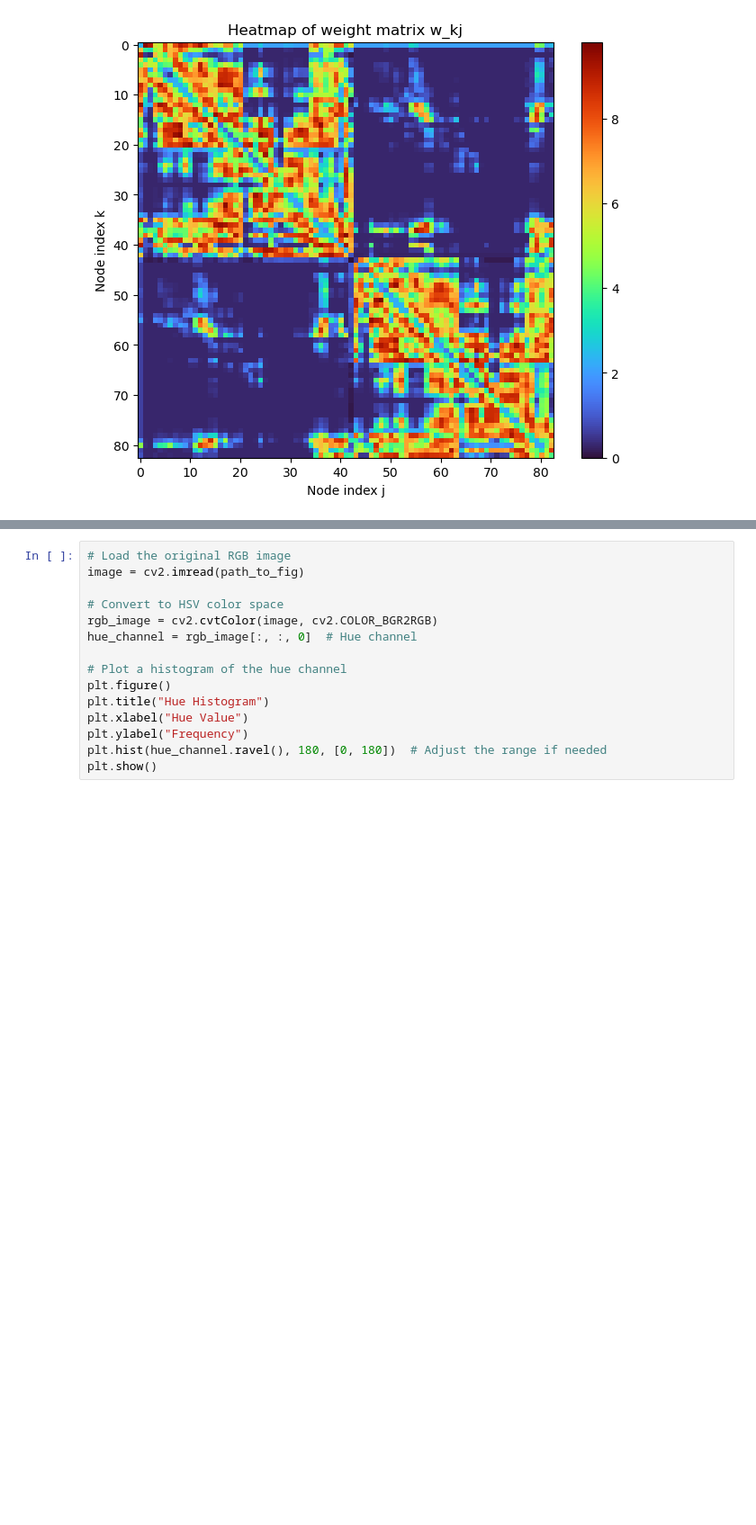
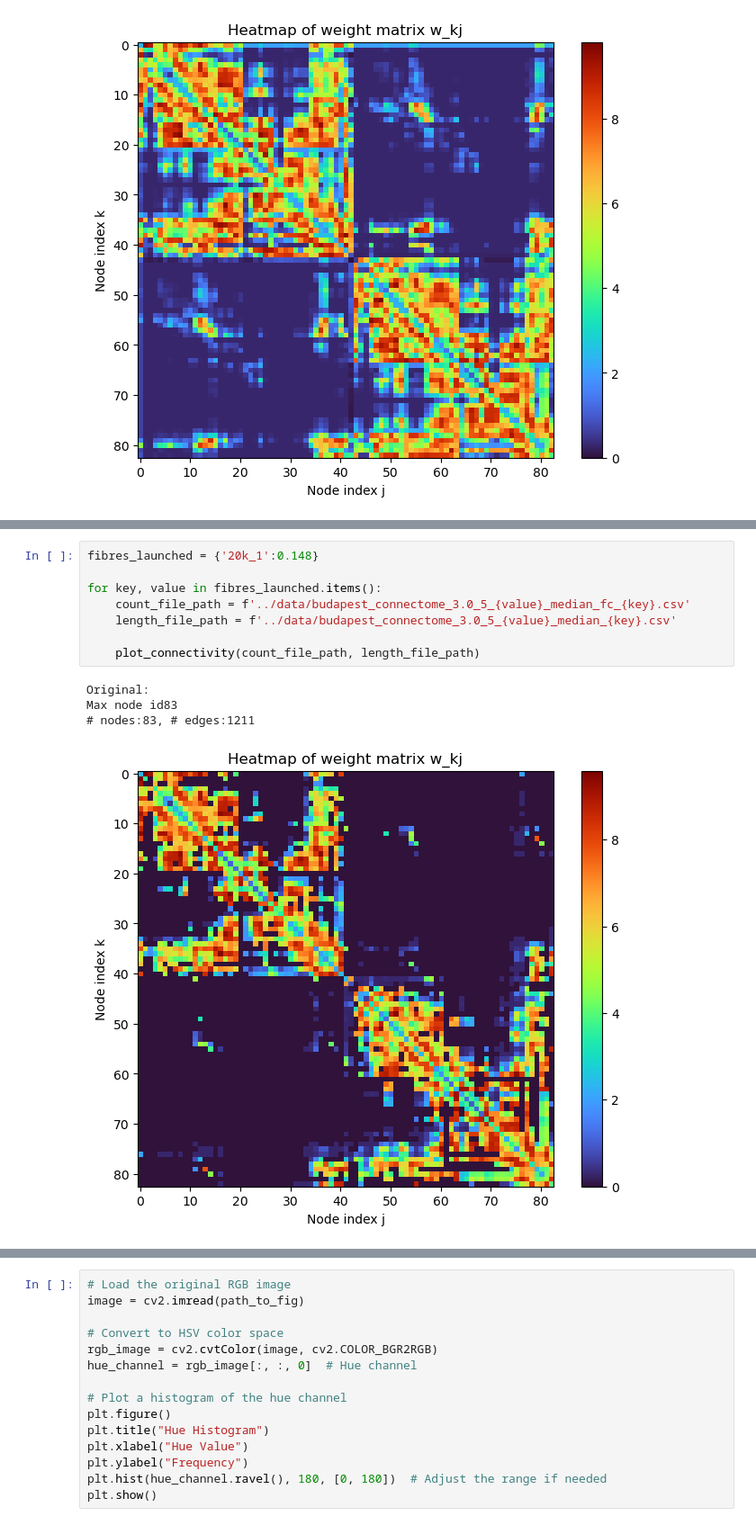
Before and after one commit to shayanshafquat/neuronal-oscillations-evolving-networks, a Jupyter notebook: notebooks/extract_heatmap.ipynb, the cells around one changed output, grey strips where cells are left out. Shown: that part at 90% size. Cells and saved outputs as stored; diff of their text form; blank space fills up the shorter version.

Commit message:
considering known edges only

```diff
--- a/notebooks/extract_heatmap.ipynb
+++ b/notebooks/extract_heatmap.ipynb
@@ -130,0 +188,13 @@ plt.show()
+# %%
+fibres_launched = {'20k_1':0.148}
+
+for key, value in fibres_launched.items():
+    count_file_path = f'../data/budapest_connectome_3.0_5_{value}_median_fc_{key}.csv'
+    length_file_path = f'../data/budapest_connectome_3.0_5_{value}_median_{key}.csv'
+
+    plot_connectivity(count_file_path, length_file_path)
+# %% [output]
+Original:
+Max node id83
+# nodes:83, # edges:1211
+[figure, added]
```
Also changed, not shown: parts of 3 cells of this notebook.
